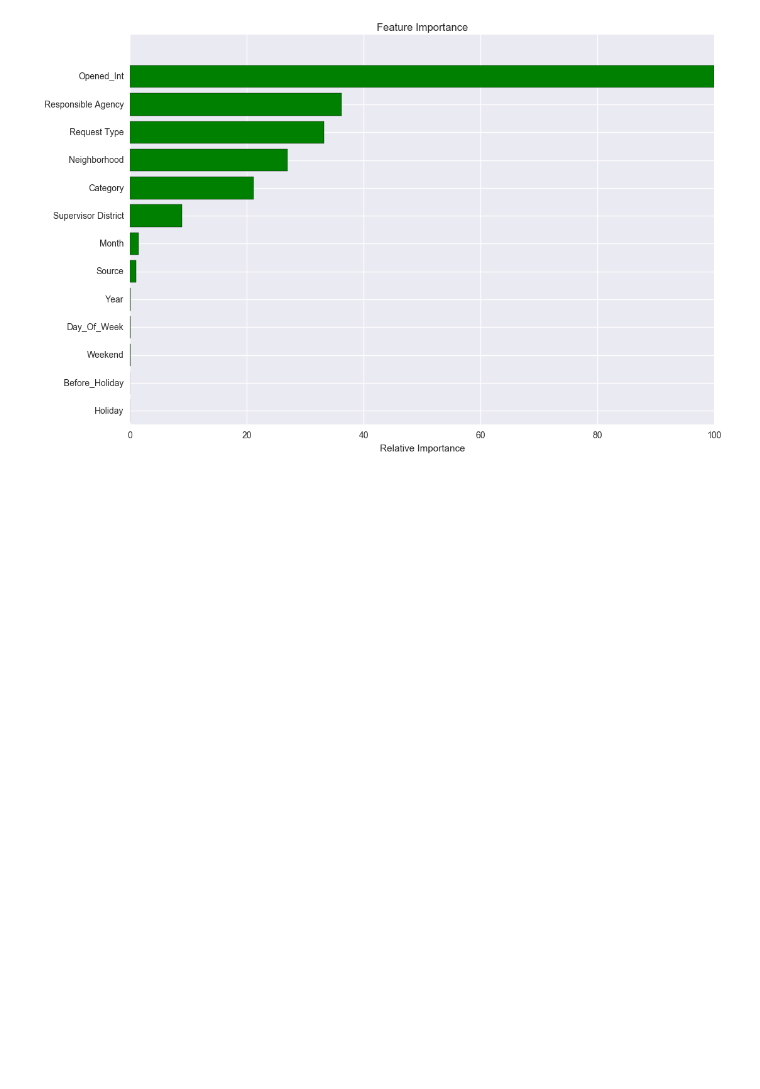
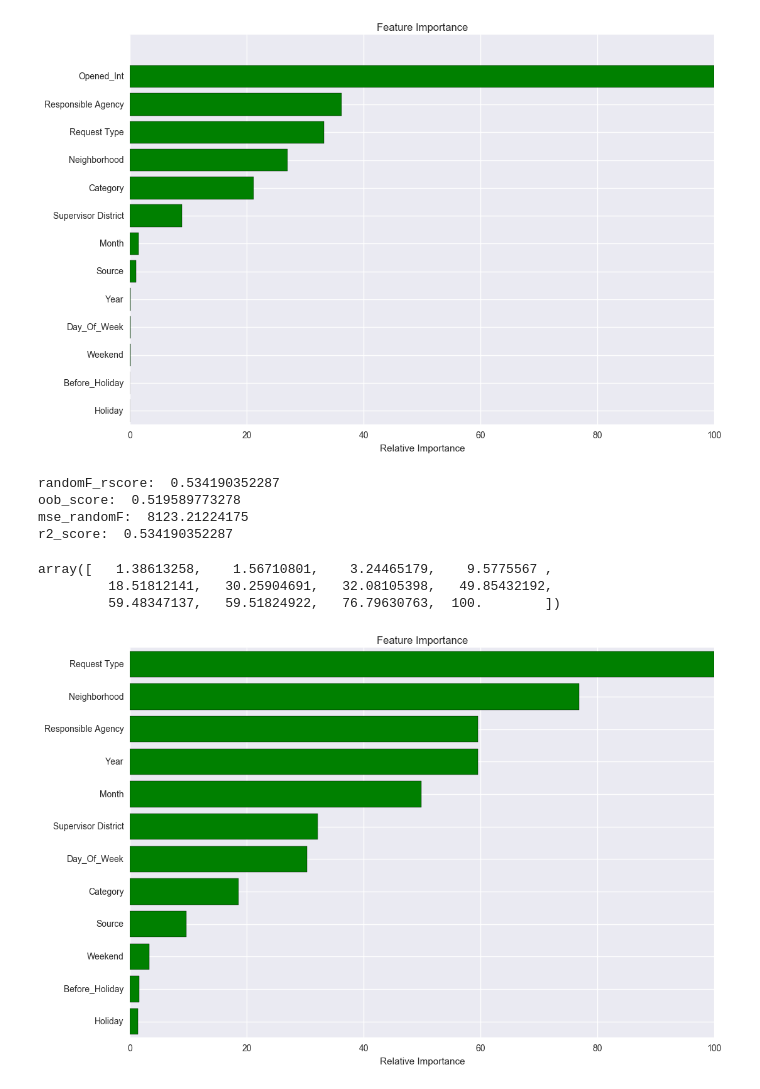
Before and after one commit to haowei772/San-Francisco-311-request-resolving-time-prediction, a Jupyter notebook: Code/Project_modeling_311.ipynb, the cells around one changed output. Cells and saved outputs as stored; diff of their text form; code cells hidden in the pictures; blank space fills up the shorter version.

```diff
--- a/Code/Project_modeling_311.ipynb
+++ b/Code/Project_modeling_311.ipynb
@@ -920,3 +927,33 @@ array([  0.00000000e+00,   0.00000000e+00,   1.82030077e-02,
          2.69475261e+01,   3.32083428e+01,   3.61431713e+01,
          1.00000000e+02])
 [figure]
+# %%
+'''drop the Opened_Int feature and see the effect'''
+X_traincp =X_train.copy()
+X_testcp = X_test.copy()
+y_traincp = y_train.copy()
+y_testcp = y_test.copy()
+
+X_traincp.drop('Opened_Int', axis=1, inplace=True)
+X_testcp.drop('Opened_Int', axis=1, inplace=True)
+# %%
+rfr_model2, yhat_randomF2, randomF_rscore2, oob_score2 = RandomForestRegressor_model(X_traincp, X_testcp,\
+                                                                                     y_traincp, y_testcp)
+mse_randomF2 = mean_squared_error(y_testcp, yhat_randomF2)
+
+print 'randomF_rscore: ',randomF_rscore2
+print 'oob_score: ',oob_score2
+print 'mse_randomF: ', mse_randomF2
+print 'r2_score: ',r2_score(y_testcp, yhat_randomF2)
+# %% [output]
+randomF_rscore:  0.534190352287
+oob_score:  0.519589773278
+mse_randomF:  8123.21224175
+r2_score:  0.534190352287
+# %%
+plot_importance(rfr_model2, X_traincp, max_features=14)
+# %% [output]
+array([   1.38613258,    1.56710801,    3.24465179,    9.5775567 ,
+         18.51812141,   30.25904691,   32.08105398,   49.85432192,
+         59.48347137,   59.51824922,   76.79630763,  100.        ])
+[figure, added]
```
Also changed, not shown: parts of 28 cells of this notebook, 4 other files.
